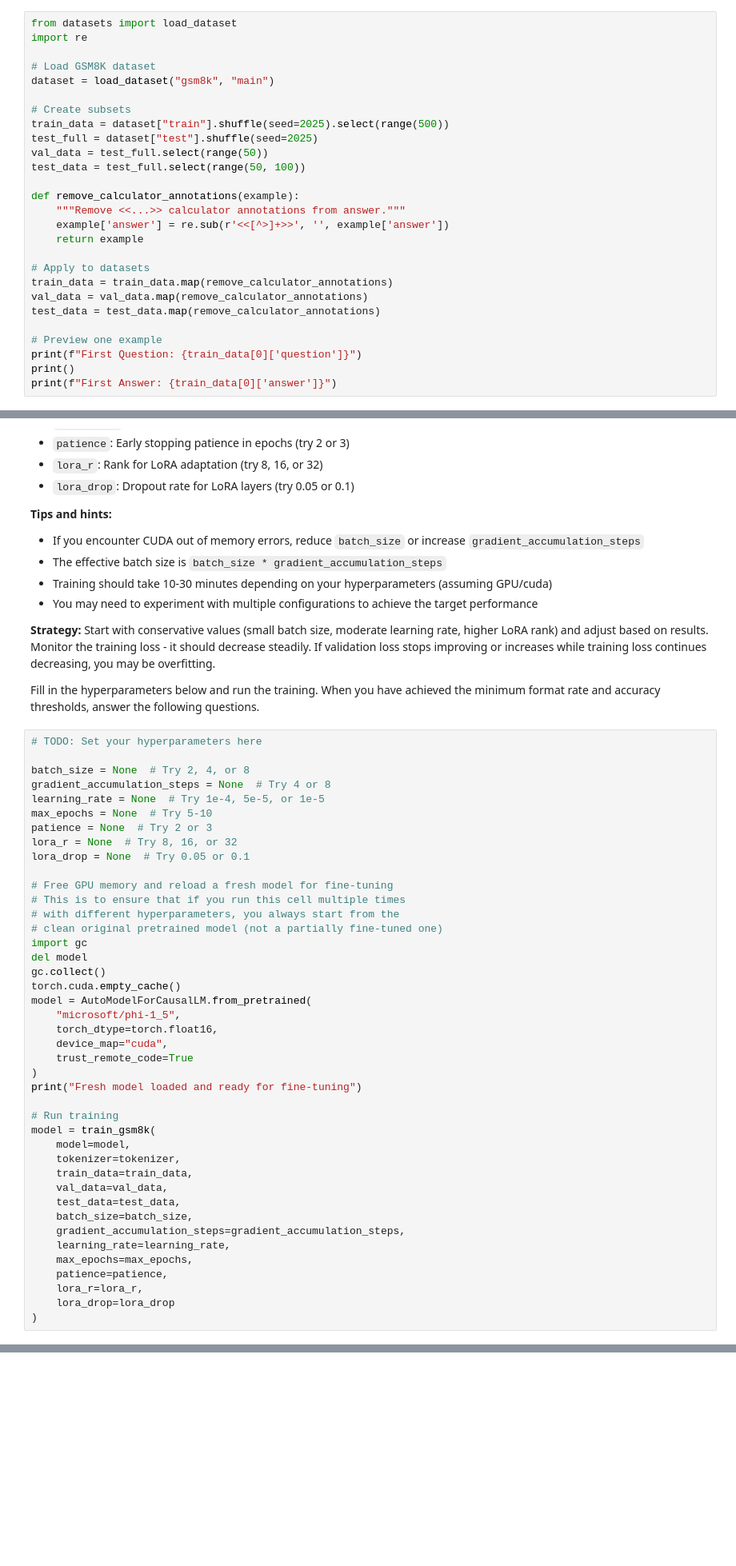
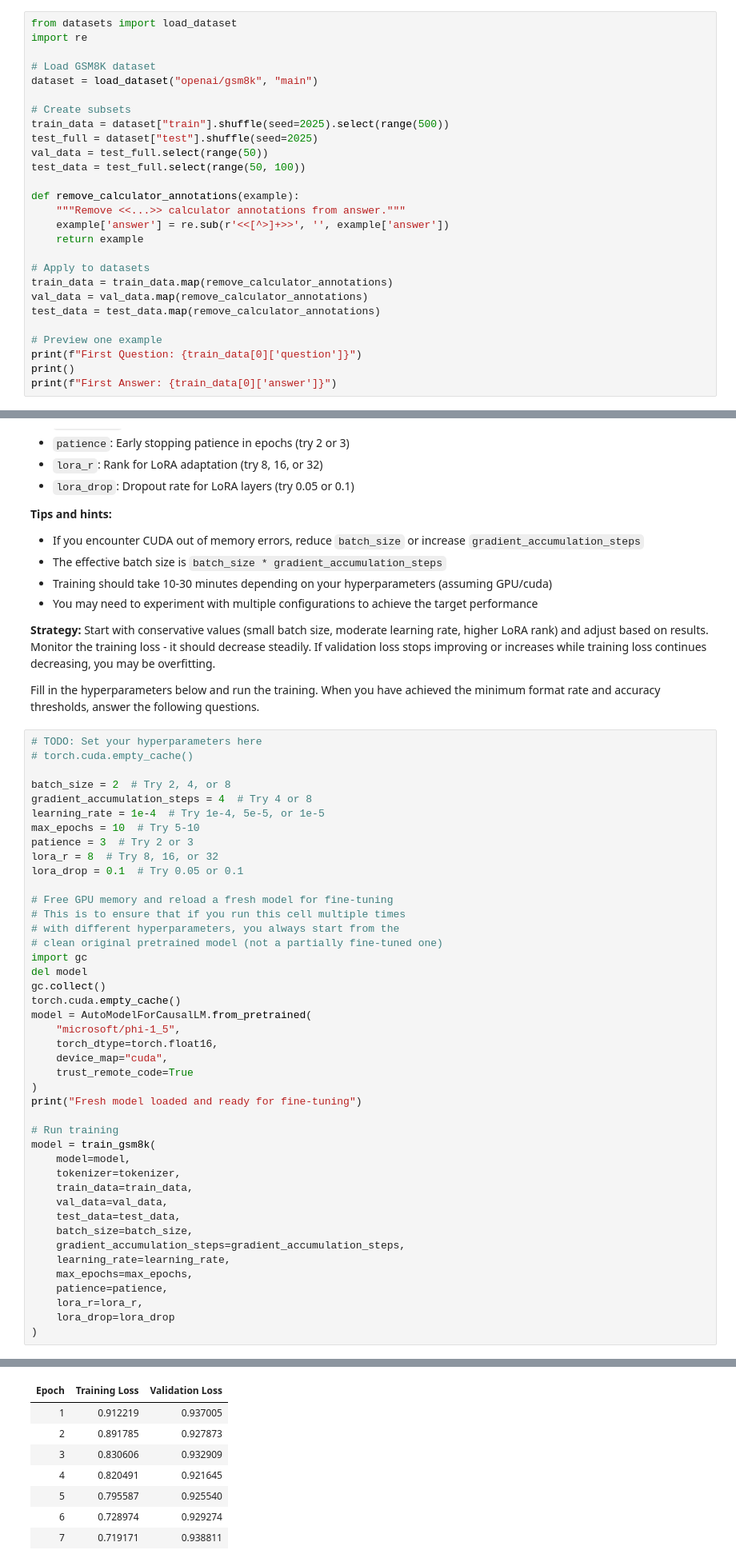
Before and after one commit to marcusmcfadden/CS372_HW, a Jupyter notebook: hwk6/1-SFT.ipynb, the cells around one changed output, grey strips where cells are left out. Shown at 80% size. Saved outputs shown, nothing was run; the diff lists cells and outputs as text; blank space fills up the shorter version.

```diff
--- a/hwk6/1-SFT.ipynb
+++ b/hwk6/1-SFT.ipynb
@@ -51,7 +67,7 @@ from datasets import load_dataset
 import re
 
 # Load GSM8K dataset
-dataset = load_dataset("gsm8k", "main")
+dataset = load_dataset("openai/gsm8k", "main")
 
 # Create subsets
 train_data = dataset["train"].shuffle(seed=2025).select(range(500))
@@ -335,14 +394,15 @@ def train_gsm8k(model, tokenizer, train_data, val_data, test_data,
 Fill in the hyperparameters below and run the training. When you have achieved the minimum format rate and accuracy thresholds, answer the following questions.
 # %%
 # TODO: Set your hyperparameters here
+# torch.cuda.empty_cache()
 
-batch_size = None  # Try 2, 4, or 8
-gradient_accumulation_steps = None  # Try 4 or 8
-learning_rate = None  # Try 1e-4, 5e-5, or 1e-5
-max_epochs = None  # Try 5-10
-patience = None  # Try 2 or 3
-lora_r = None  # Try 8, 16, or 32
-lora_drop = None  # Try 0.05 or 0.1
+batch_size = 2  # Try 2, 4, or 8
+gradient_accumulation_steps = 4  # Try 4 or 8
+learning_rate = 1e-4  # Try 1e-4, 5e-5, or 1e-5
+max_epochs = 10  # Try 5-10
+patience = 3  # Try 2 or 3
+lora_r = 8  # Try 8, 16, or 32
+lora_drop = 0.1  # Try 0.05 or 0.1
 
 # Free GPU memory and reload a fresh model for fine-tuning
 # This is to ensure that if you run this cell multiple times
@@ -375,3 +435,4 @@ model = train_gsm8k(
     lora_r=lora_r,
     lora_drop=lora_drop
 )
+# %% [output]
@@ -377,0 +442,8 @@ model = train_gsm8k(
+| Epoch | Training Loss | Validation Loss |
+| 1 | 0.912219 | 0.937005 |
+| 2 | 0.891785 | 0.927873 |
+| 3 | 0.830606 | 0.932909 |
+| 4 | 0.820491 | 0.921645 |
+| 5 | 0.795587 | 0.925540 |
+| 6 | 0.728974 | 0.929274 |
+| 7 | 0.719171 | 0.938811 |
```
Also changed, not shown: parts of 10 cells of this notebook.
